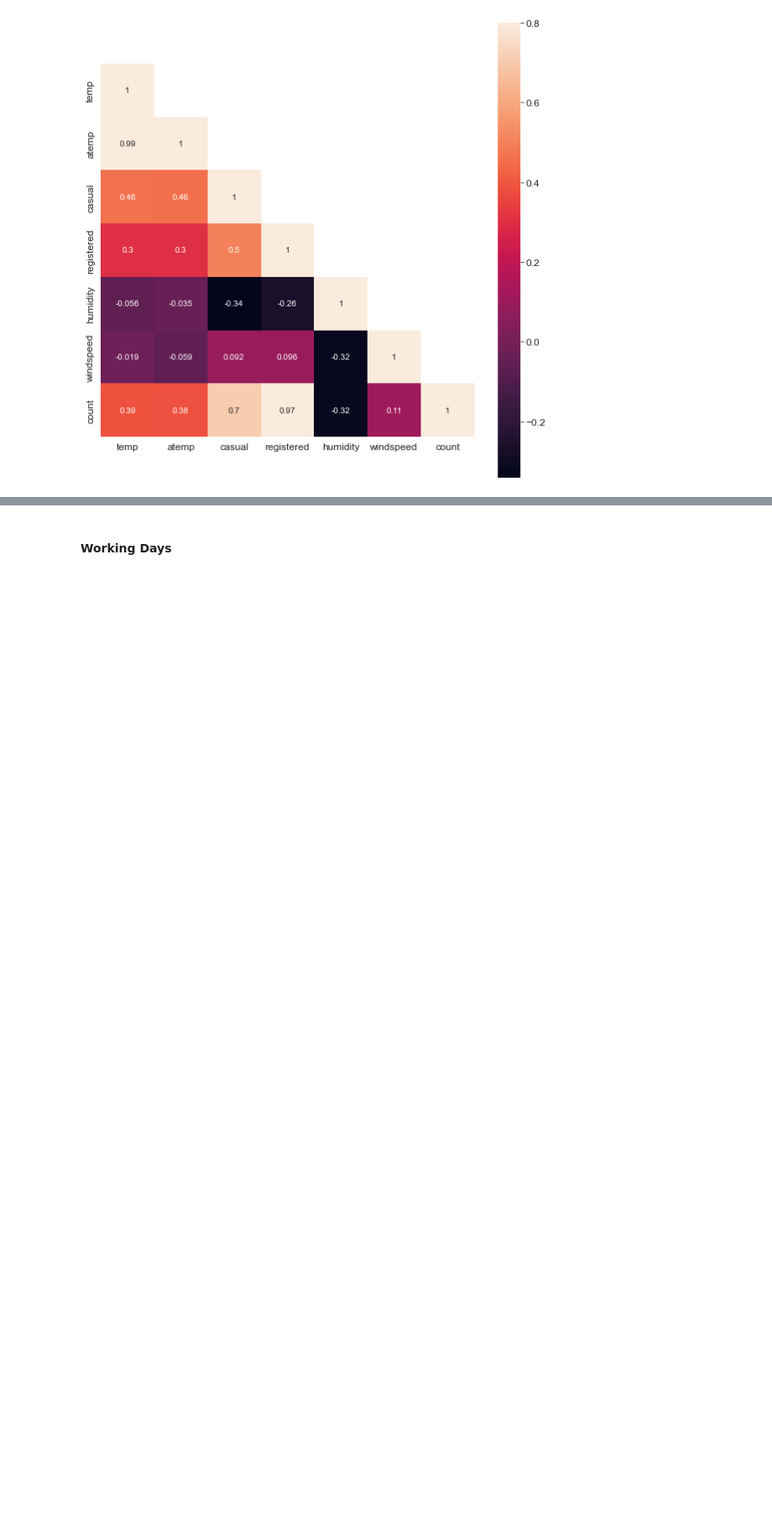
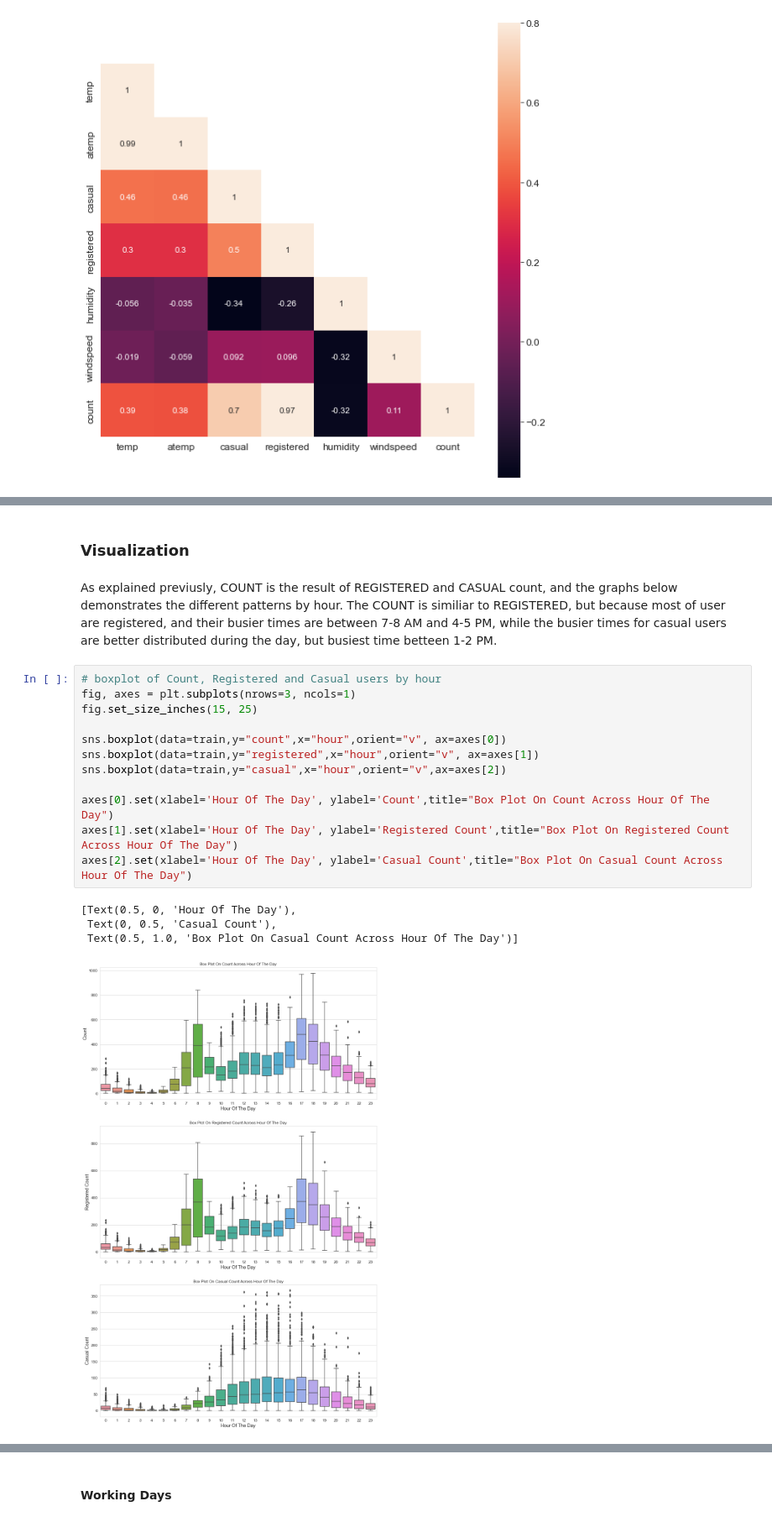
Before and after one commit to PeterStos/Bike_Sharing_Demand, a Jupyter notebook: Bike_Sharing_Demand.ipynb, the cells around one changed output, grey strips where cells are left out. Shown at 84% size. Drawn from its saved outputs; the diff is of its cells as text; blank space fills up the shorter version.

```diff
--- a/Bike_Sharing_Demand.ipynb
+++ b/Bike_Sharing_Demand.ipynb
@@ -348,0 +357,21 @@ None
+# %% [markdown]
+### Visualization
+# %% [markdown]
+As explained previusly, COUNT is the result of REGISTERED and CASUAL count, and the graphs below demonstrates the different patterns by hour. The COUNT is similiar to REGISTERED, but because most of user are registered, and their busier times are between 7-8 AM and 4-5 PM, while the busier times for casual users are better distributed during the day, but busiest time betteen 1-2 PM.
+# %%
+# boxplot of Count, Registered and Casual users by hour
+fig, axes = plt.subplots(nrows=3, ncols=1)
+fig.set_size_inches(15, 25)
+
+sns.boxplot(data=train,y="count",x="hour",orient="v", ax=axes[0])
+sns.boxplot(data=train,y="registered",x="hour",orient="v", ax=axes[1])
+sns.boxplot(data=train,y="casual",x="hour",orient="v",ax=axes[2])
+
+axes[0].set(xlabel='Hour Of The Day', ylabel='Count',title="Box Plot On Count Across Hour Of The Day")
+axes[1].set(xlabel='Hour Of The Day', ylabel='Registered Count',title="Box Plot On Registered Count Across Hour Of The Day")
+axes[2].set(xlabel='Hour Of The Day', ylabel='Casual Count',title="Box Plot On Casual Count Across Hour Of The Day")
+# %% [output]
+[Text(0.5, 0, 'Hour Of The Day'),
+ Text(0, 0.5, 'Casual Count'),
+ Text(0.5, 1.0, 'Box Plot On Casual Count Across Hour Of The Day')]
+[figure, added]
```
Also changed, not shown: parts of 16 cells of this notebook.
